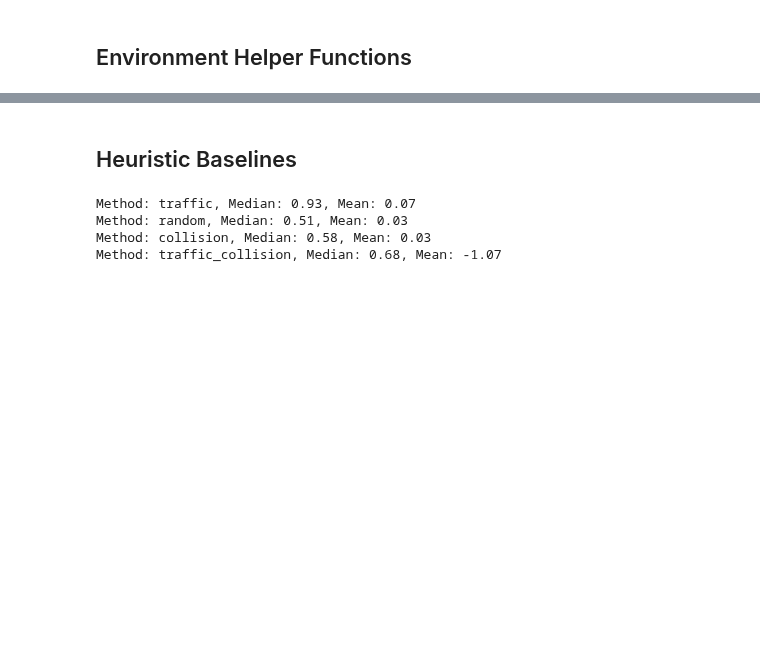
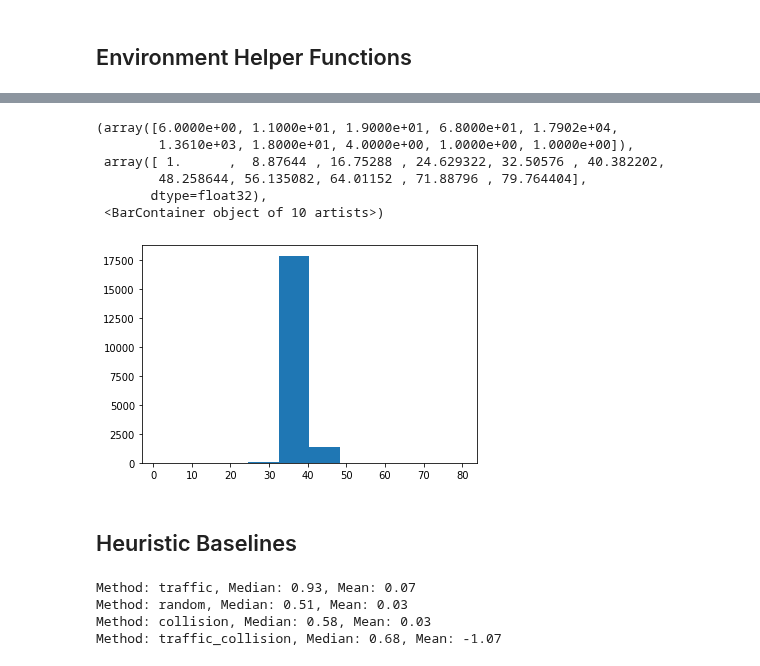
Before and after one commit to rtealwitter/OpenStreets, a Jupyter notebook: wrangle_taxi_data.ipynb, the cells around one changed output, grey strips where cells are left out. Cells and saved outputs as stored; diff of their text form; code cells hidden in the pictures; blank space fills up the shorter version.

```diff
--- a/wrangle_taxi_data.ipynb
+++ b/wrangle_taxi_data.ipynb
@@ -978,3 +1007,13 @@ Median: 0.51, Mean: 0.3
+# %%
+plt.hist(q_values)
+# %% [output]
+(array([6.0000e+00, 1.1000e+01, 1.9000e+01, 6.8000e+01, 1.7902e+04,
+        1.3610e+03, 1.8000e+01, 4.0000e+00, 1.0000e+00, 1.0000e+00]),
+ array([ 1.      ,  8.87644 , 16.75288 , 24.629322, 32.50576 , 40.382202,
+        48.258644, 56.135082, 64.01152 , 71.88796 , 79.764404],
+       dtype=float32),
+ <BarContainer object of 10 artists>)
+[figure, added]
 # %% [markdown]
 ## Heuristic Baselines
 # %%
```
Also changed, not shown: parts of 8 cells of this notebook.
